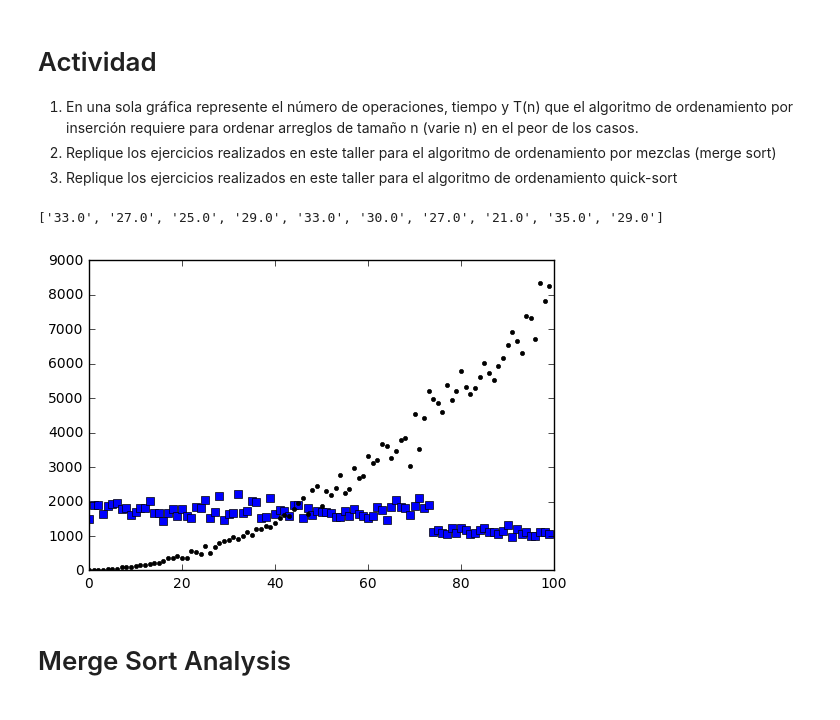
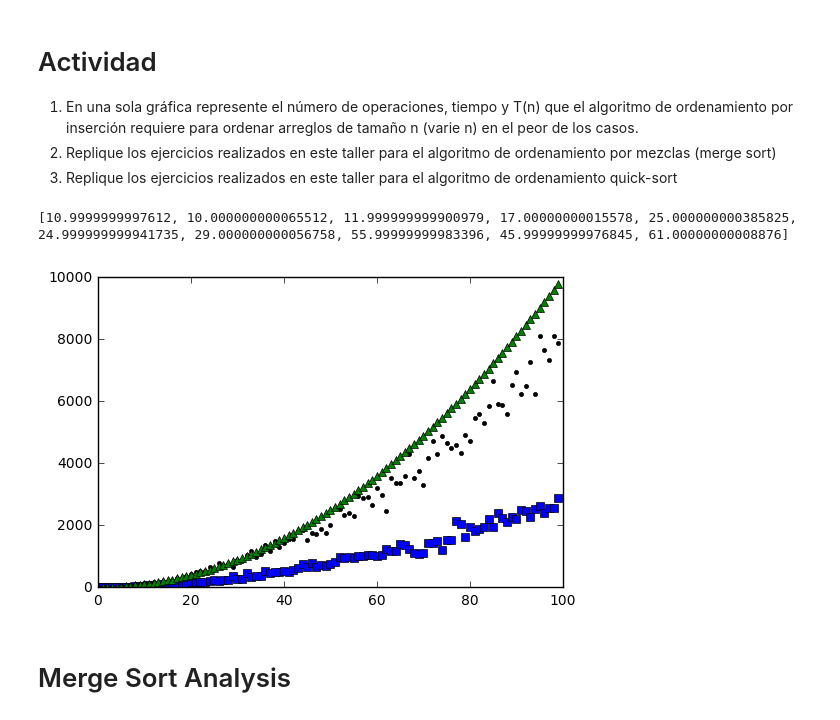
Before and after one commit to LauraRojas935/AnalisisAlgs, a Jupyter notebook: Assignment-1.ipynb, the cells around one changed output. Drawn from its saved outputs; the diff is of its cells as text; code cells hidden in the pictures.

```diff
--- a/Assignment-1.ipynb
+++ b/Assignment-1.ipynb
@@ -182,32 +182,39 @@ pl.plot(x, y, 'k.')
   <li>Replique los ejercicios realizados en este taller para el algoritmo de ordenamiento quick-sort</li>
 </ol>
 # %%
+import random as rnd
 import time
-import random as rnd
-
-def time_analysis(n):
+def exper_analysis2(n):
     results = []
+    acct = Counter()
     for i in range(n):
-        l = range(n)
+        l = range(i)
         rnd.shuffle(l)
-        tic = time.clock()#get start time
-        insertion_sort(l)
-        toc = time.clock()#get final time
-        results.append(format((toc - tic) * 1e6, '.5'))
+        tic = time.clock()
+        right_insertion_sort(l)
+        toc = time.clock()
+        results.append((toc-tic)*1e6)
     return results
 # %%
-print time_analysis(10)
+print exper_analysis2(10)
 # %% [output]
-['33.0', '27.0', '25.0', '29.0', '33.0', '30.0', '27.0', '21.0', '35.0', '29.0']
+[10.9999999997612, 10.000000000065512, 11.999999999900979, 17.00000000015578, 25.000000000385825, 24.999999999941735, 29.000000000056758, 55.99999999983396, 45.99999999976845, 61.00000000008876]
+# %%
+def exper_analysis_T(n):
+    results = []
+    for i in range(n):
+        results.append(i*i)
+    return results
 # %%
 pl.clf()
 x = np.arange(100)
-y1 = np.array(time_analysis(100))
-y2 = np.array(exper_analysis(100))
-pl.plot(x, y1, 'bs', x, y2, '.k')
+y1 = np.array(exper_analysis2(100)) #Time
+y2 = np.array(exper_analysis(100)) # Number of Operations
+y3 = np.array(exper_analysis_T(100)) # T(n) = n^2
+pl.plot(x, y1, 'bs', x, y2, '.k', x,y3,'g^')
 pl.show()
 # %% [output]
-[figure, old version]
+[figure, new version]
 # %% [markdown]
 <h1>Merge Sort Analysis</h1>
 # %% [markdown]
```
Also changed, not shown: parts of 25 cells of this notebook.
